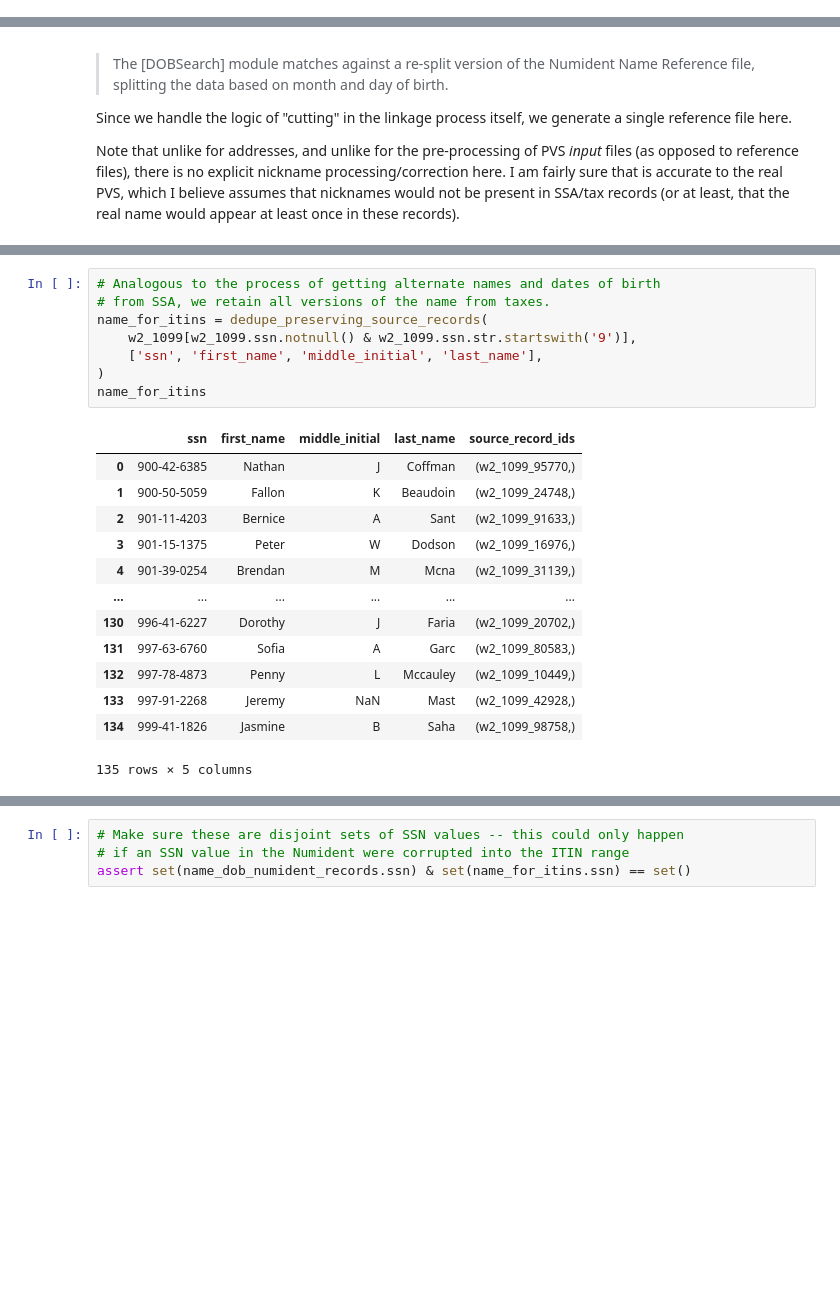
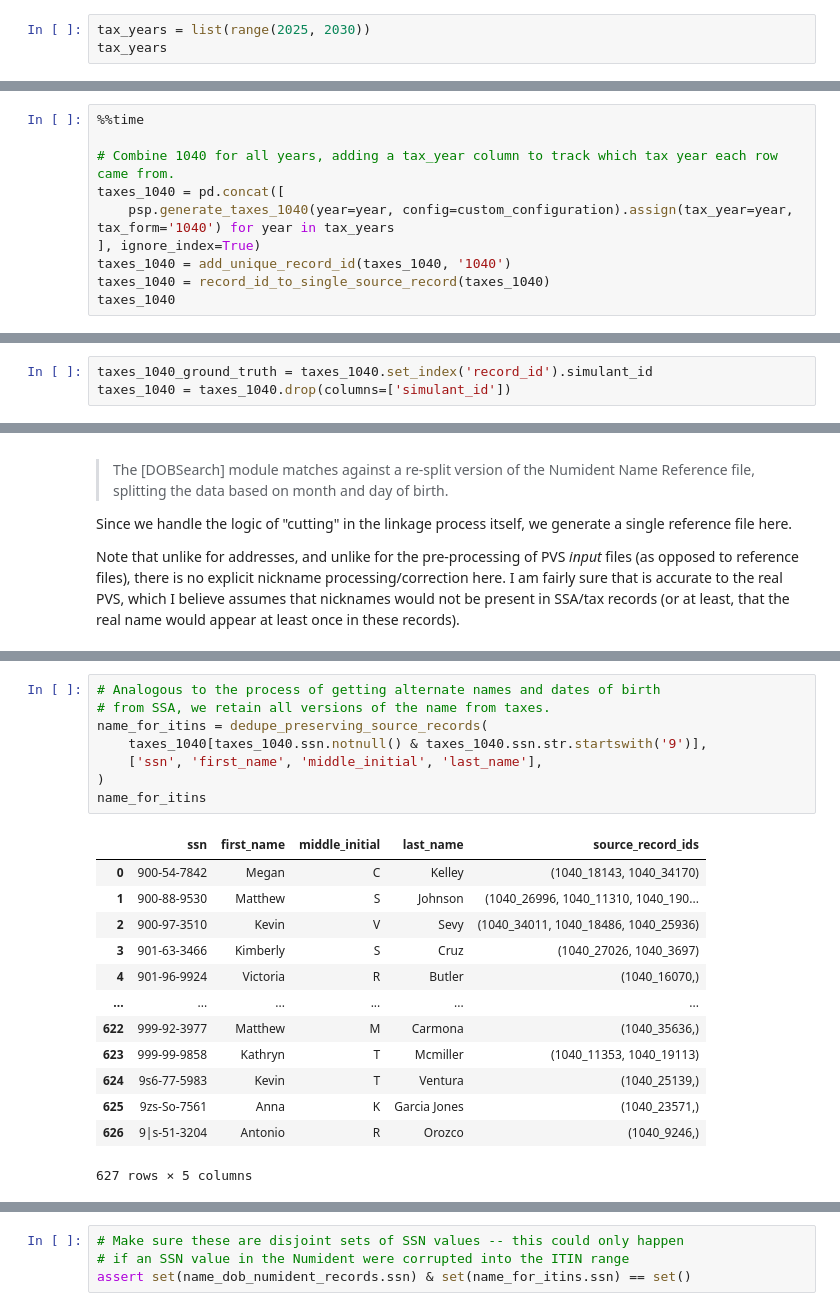
Before and after one commit to ihmeuw/person_linkage_case_study, a Jupyter notebook: linkage/pvs_like_case_study/generate_simulated_data/generate_simulated_data_small_sample.ipynb, the cells around one changed output, grey strips where cells are left out. Saved outputs shown, nothing was run; the diff lists cells and outputs as text; blank space fills up the shorter version.

```diff
--- a/linkage/pvs_like_case_study/generate_simulated_data/generate_simulated_data_small_sample.ipynb
+++ b/linkage/pvs_like_case_study/generate_simulated_data/generate_simulated_data_small_sample.ipynb
@@ -200,0 +209,3 @@ ssa_numident = ssa_numident.drop(columns=['simulant_id'])
+# %%
+tax_years = list(range(2025, 2030))
+tax_years
@@ -200,0 +214,10 @@ ssa_numident = ssa_numident.drop(columns=['simulant_id'])
+# %%
+%%time
+
+# Combine 1040 for all years, adding a tax_year column to track which tax year each row came from.
+taxes_1040 = pd.concat([
+    psp.generate_taxes_1040(year=year, config=custom_configuration).assign(tax_year=year, tax_form='1040') for year in tax_years
+], ignore_index=True)
+taxes_1040 = add_unique_record_id(taxes_1040, '1040')
+taxes_1040 = record_id_to_single_source_record(taxes_1040)
+taxes_1040
@@ -201,3 +240,6 @@ ssa_numident = ssa_numident.drop(columns=['simulant_id'])
+# %%
+taxes_1040_ground_truth = taxes_1040.set_index('record_id').simulant_id
+taxes_1040 = taxes_1040.drop(columns=['simulant_id'])
 # %% [markdown]
 ### W2/1099 tax filings
 
@@ -697,25 +669,25 @@ We may decide to *only* use 1040s for this purpose.
 # %%
 # Analogous to the process of getting alternate names and dates of birth
 # from SSA, we retain all versions of the name from taxes.
 name_for_itins = dedupe_preserving_source_records(
-    w2_1099[w2_1099.ssn.notnull() & w2_1099.ssn.str.startswith('9')],
+    taxes_1040[taxes_1040.ssn.notnull() & taxes_1040.ssn.str.startswith('9')],
     ['ssn', 'first_name', 'middle_initial', 'last_name'],
 )
 name_for_itins
 # %% [output]
 |  | ssn | first_name | middle_initial | last_name | source_record_ids |
-| 0 | 900-42-6385 | Nathan | J | Coffman | (w2_1099_95770,) |
-| 1 | 900-50-5059 | Fallon | K | Beaudoin | (w2_1099_24748,) |
-| 2 | 901-11-4203 | Bernice | A | Sant | (w2_1099_91633,) |
-| 3 | 901-15-1375 | Peter | W | Dodson | (w2_1099_16976,) |
-| 4 | 901-39-0254 | Brendan | M | Mcna | (w2_1099_31139,) |
+| 0 | 900-54-7842 | Megan | C | Kelley | (1040_18143, 1040_34170) |
+| 1 | 900-88-9530 | Matthew | S | Johnson | (1040_26996, 1040_11310, 1040_190... |
+| 2 | 900-97-3510 | Kevin | V | Sevy | (1040_34011, 1040_18486, 1040_25936) |
+| 3 | 901-63-3466 | Kimberly | S | Cruz | (1040_27026, 1040_3697) |
+| 4 | 901-96-9924 | Victoria | R | Butler | (1040_16070,) |
 | ... | ... | ... | ... | ... | ... |
-| 130 | 996-41-6227 | Dorothy | J | Faria | (w2_1099_20702,) |
-| 131 | 997-63-6760 | Sofia | A | Garc | (w2_1099_80583,) |
-| 132 | 997-78-4873 | Penny | L | Mccauley | (w2_1099_10449,) |
-| 133 | 997-91-2268 | Jeremy | NaN | Mast | (w2_1099_42928,) |
-| 134 | 999-41-1826 | Jasmine | B | Saha | (w2_1099_98758,) |
+| 622 | 999-92-3977 | Matthew | M | Carmona | (1040_35636,) |
+| 623 | 999-99-9858 | Kathryn | T | Mcmiller | (1040_11353, 1040_19113) |
+| 624 | 9s6-77-5983 | Kevin | T | Ventura | (1040_25139,) |
+| 625 | 9zs-So-7561 | Anna | K | Garcia Jones | (1040_23571,) |
+| 626 | 9|s-51-3204 | Antonio | R | Orozco | (1040_9246,) |
-135 rows × 5 columns
+627 rows × 5 columns
 # %%
 name_for_itins.groupby('ssn').size().describe()
 # %% [output]
```
Also changed, not shown: parts of 60 cells of this notebook, 3 other files.
